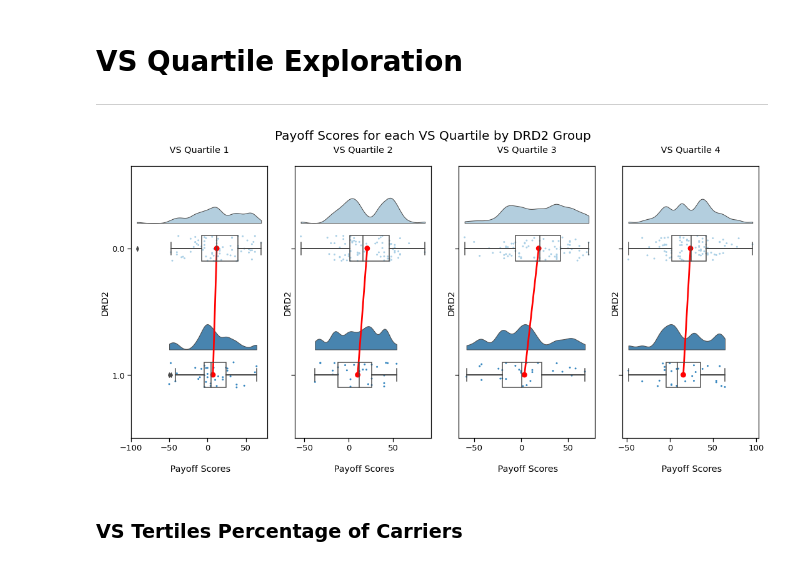
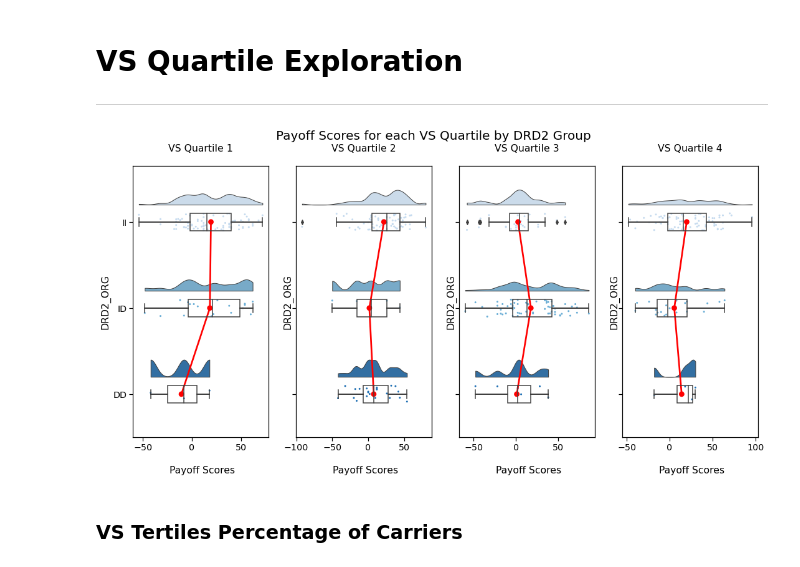
Before and after one commit to cbanuelos/DRD2_Abnormal_Learning, a Jupyter notebook: Data_Analysis_and_Q-Learning.ipynb, the cells around one changed output. Saved outputs shown, nothing was run; the diff lists cells and outputs as text; code cells hidden in the pictures.

```diff
--- a/Data_Analysis_and_Q-Learning.ipynb
+++ b/Data_Analysis_and_Q-Learning.ipynb
@@ -50,3 +55,14 @@ noncarrier = data[data['DRD2'] == 0] # Normal D2 Receptors
+# %%
+gene_data = pd.read_csv('DRD2_genetic_data.csv', delimiter=',')
+new_data = data.merge(gene_data, on='LABID')
+new_data.to_csv("DRD2_complete_data.csv", index=False)
+
+new_data['DRD2_DD'] = np.where(new_data["DRD2_ORG"] == 'DD', 1, 0)
+new_data['DRD2_ID'] = np.where(new_data["DRD2_ORG"] == 'ID', 1, 0)
+new_data['DRD2_II'] = np.where(new_data["DRD2_ORG"] == 'II', 1, 0)
+
+white_data = new_data[new_data["GEN_RACE"]==1]
+black_data = new_data[new_data["GEN_RACE"]==2]
 # %% [markdown]
 ## Distribution Plots Version 1
 # %%
@@ -111,19 +130,24 @@ sns.set_context("notebook", font_scale=1.75)
 # Configuring 1st row of grid of plots
 fig = plt.figure()
 fig, axs = plt.subplots(1,2, figsize=(18,10), sharey=True)
+fig.subplots_adjust(hspace=0.6, wspace=0.1)
 axs= axs.ravel()
+
+# IGT Scores Rain Cloud Plots
+IGT = pt.RainCloud(y='P', x='DRD2_cat', data=data, orient='h', width_viol=.4, width_box=.1,
+                   palette='Blues', pointplot=True, ax=axs[0])
+IGT.set(xlabel='\n Payoff Scores', ylabel='')
 
 # VS Rain Cloud Plot
 VS = pt.RainCloud(y='VS', x='DRD2_cat', data=data, orient='h', width_viol=.4, width_box=.1,
-                  palette="Blues", ax=axs[0])
+                  palette="Blues", ax=axs[1])
 VS.set(xlabel='\n VS Reactivity', ylabel='')
 
-# IGT Scores Rain Cloud Plots
-IGT = pt.RainCloud(y='P', x='DRD2_cat', data=data, orient='h', width_viol=.4, width_box=.1,
-                   palette='Blues', pointplot=True, ax=axs[1])
-IGT.set(xlabel='\n Payoff Scores', ylabel='')
+
 #ax.legend(bbox_to_anchor=(1.04,0.5), loc="center left", borderaxespad=0)
 #plt.legend([], ["Attr A", "Attr A+B"])
+
+fig.savefig('Tables&Figures/DistributionPlots3.png', bbox_inches='tight')
 plt.show()
 # %% [output]
 <Figure size 432x288 with 0 Axes>
@@ -171,3 +443,11 @@ plt.show()
+# %%
+# results of all simulations
+all_stats = []
+
+# loop through multiple simulations
+for i in range(num_simulations):
+
+    # choose random inputs for t
 # %% [markdown]
 ## Bootstrap Function
 # %%
@@ -397,30 +1069,30 @@ permutationTest('Q', difference)
 # VS Quartile Exploration
 ---
 # %%
-VS_data = data
+VS_data = new_data
 VS_data.sort_values(by =['VS'], inplace = True)
 VS_data['QuantileRank']= pd.qcut(data['VS'], q = 4, labels = False)
 # %%
 # Setting style of figures
-sns.set_context("notebook", font_scale=1.2)
+sns.set_context("notebook", font_scale=1.3)
 
 # Configuring 1st row of grid of plots
 fig, axs = plt.subplots(1, 4,  figsize=(18,8), sharey=True)
 
 axs = axs.ravel()
 
 fig.suptitle('Payoff Scores for each VS Quartile by DRD2 Group \n', fontsize=20, ha='center')
 
 
 for i in range(4):
     curr_ax = axs[i]
     VS_curr_data = VS_data[VS_data["QuantileRank"] == i]
-    VS = pt.RainCloud(y='P', x='DRD2', orient='h',data=VS_curr_data, width_viol=.4, width_box=.2,
+    VS = pt.RainCloud(y='P', x='DRD2_ORG', orient='h',data=VS_curr_data, width_viol=.4, width_box=.2,
                    palette='Blues', pointplot=True, ax=curr_ax)
     VS.set(xlabel='\n Payoff Scores')
     VS.set_title(f'\n VS Quartile {i+1} \n')
 # %% [output]
-[figure, old version]
+[figure, new version]
 # %% [markdown]
 ### VS Tertiles Percentage of Carriers
 # %% [markdown]
```
Also changed, not shown: parts of 83 cells of this notebook, 24 other files.
